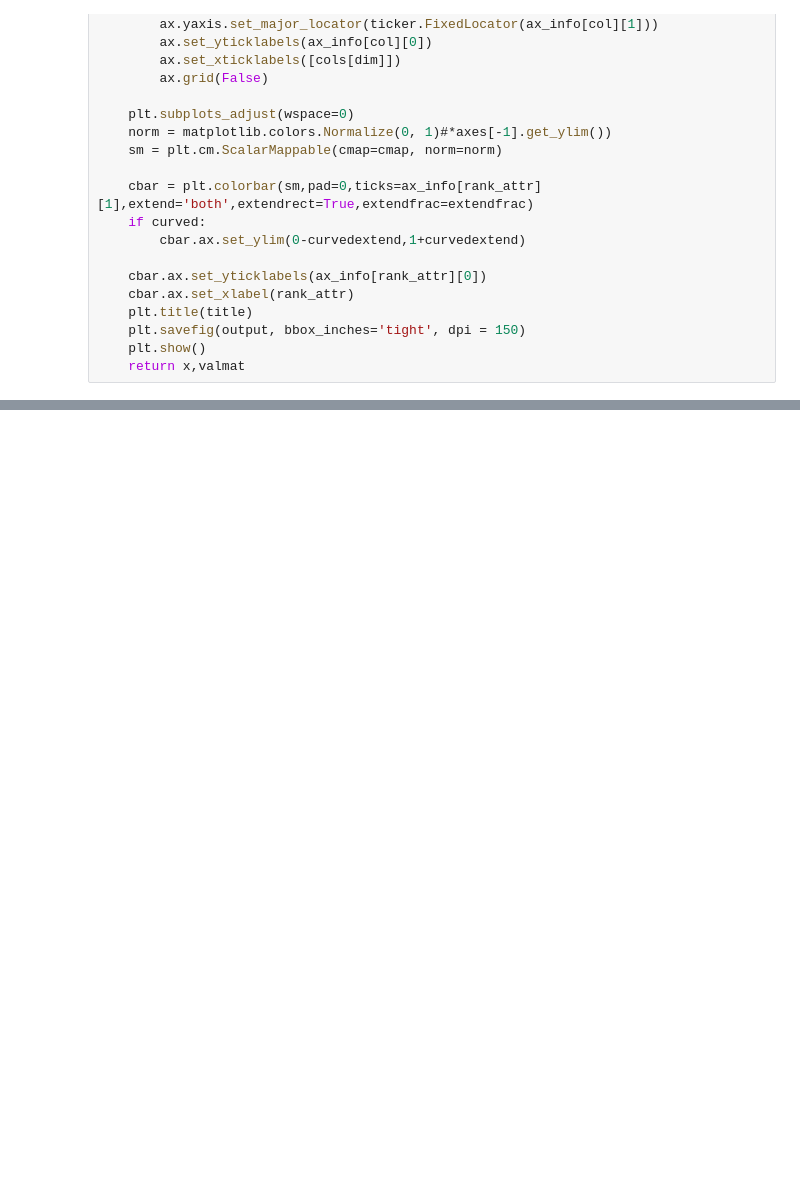
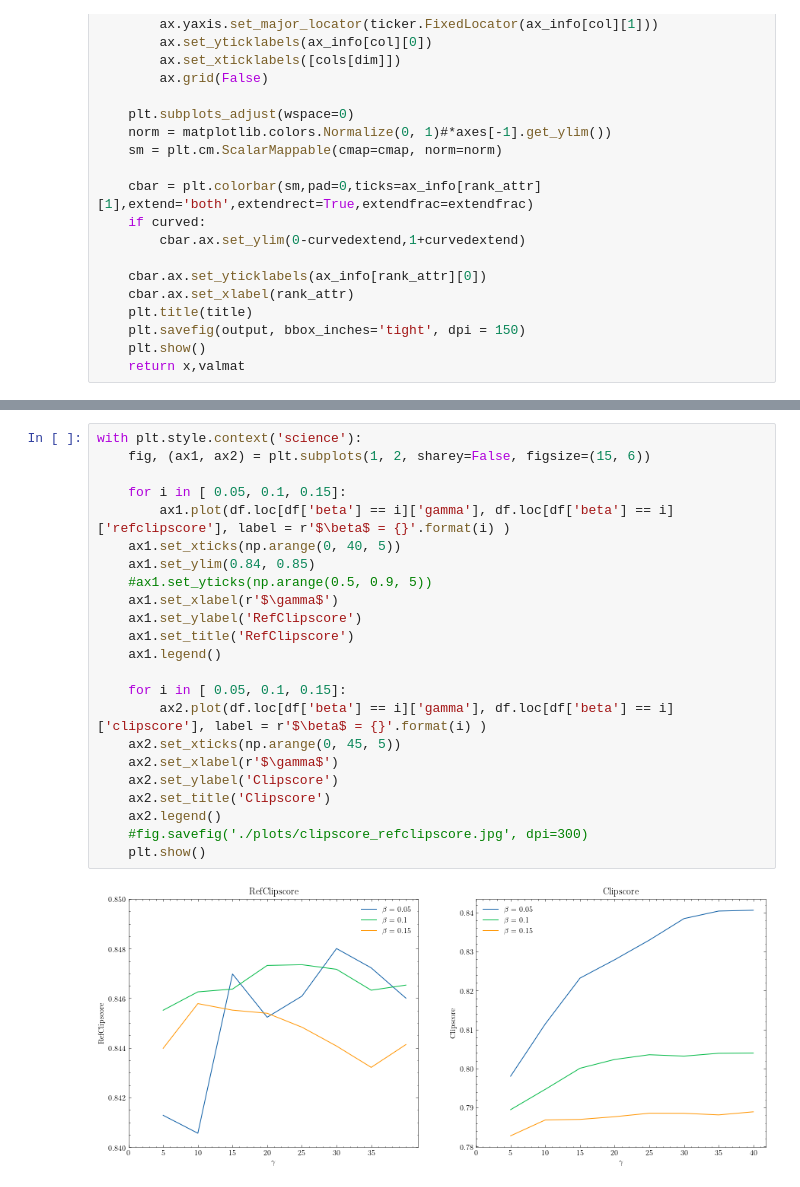
Before and after one commit to JAVI897/CLIP_prefix_caption, a Jupyter notebook: fit_beta_gamma/analysis results.ipynb, the cells around one changed output, grey strips where cells are left out. Drawn from its saved outputs; the diff is of its cells as text; blank space fills up the shorter version.

```diff
--- a/fit_beta_gamma/analysis results.ipynb
+++ b/fit_beta_gamma/analysis results.ipynb
@@ -157,0 +170,25 @@ with plt.style.context('science'):
+# %%
+with plt.style.context('science'):
+    fig, (ax1, ax2) = plt.subplots(1, 2, sharey=False, figsize=(15, 6))
+
+    for i in [ 0.05, 0.1, 0.15]:
+        ax1.plot(df.loc[df['beta'] == i]['gamma'], df.loc[df['beta'] == i]['refclipscore'], label = r'$\beta$ = {}'.format(i) )
+    ax1.set_xticks(np.arange(0, 40, 5))
+    ax1.set_ylim(0.84, 0.85)
+    #ax1.set_yticks(np.arange(0.5, 0.9, 5))
+    ax1.set_xlabel(r'$\gamma$')
+    ax1.set_ylabel('RefClipscore')
+    ax1.set_title('RefClipscore')
+    ax1.legend()
+
+    for i in [ 0.05, 0.1, 0.15]:
+        ax2.plot(df.loc[df['beta'] == i]['gamma'], df.loc[df['beta'] == i]['clipscore'], label = r'$\beta$ = {}'.format(i) )
+    ax2.set_xticks(np.arange(0, 45, 5))
+    ax2.set_xlabel(r'$\gamma$')
+    ax2.set_ylabel('Clipscore')
+    ax2.set_title('Clipscore')
+    ax2.legend()
+    #fig.savefig('./plots/clipscore_refclipscore.jpg', dpi=300)
+    plt.show()
+# %% [output]
+[figure, added]
```
Also changed, not shown: parts of 17 cells of this notebook.
